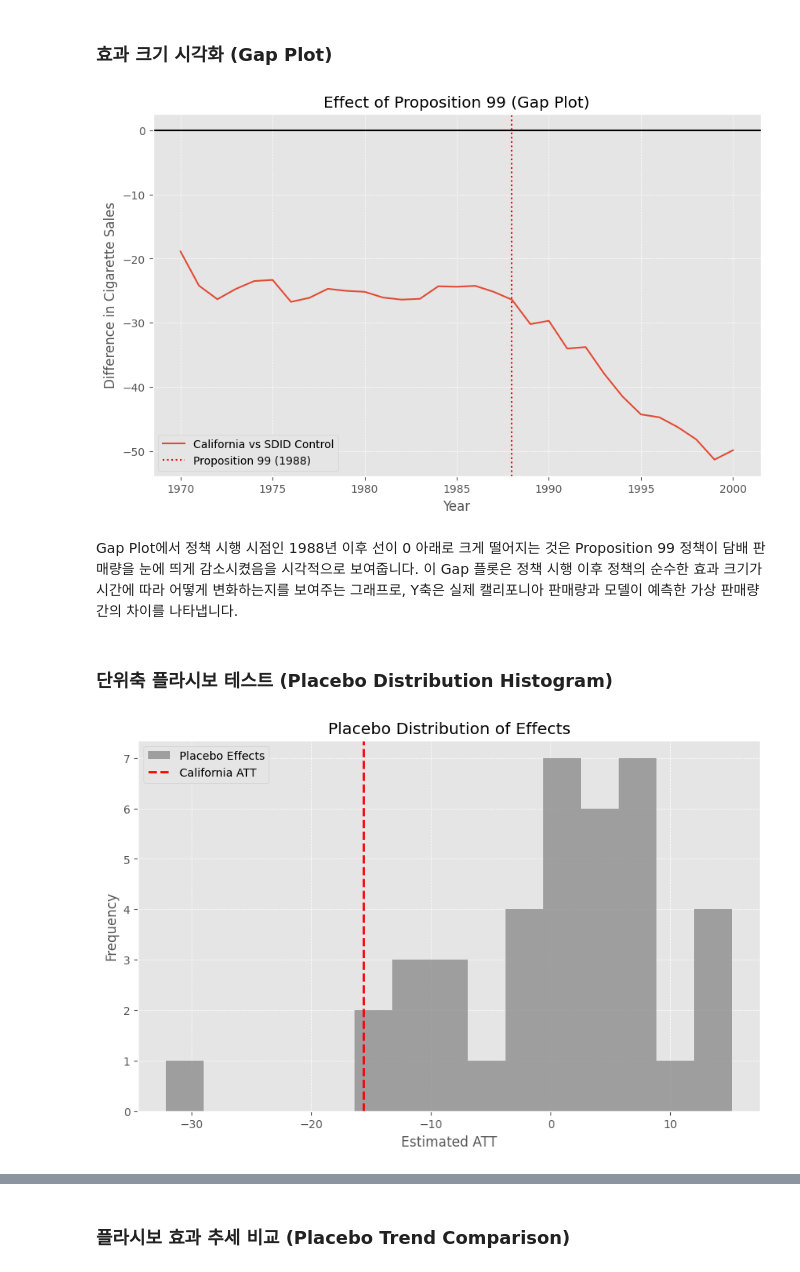
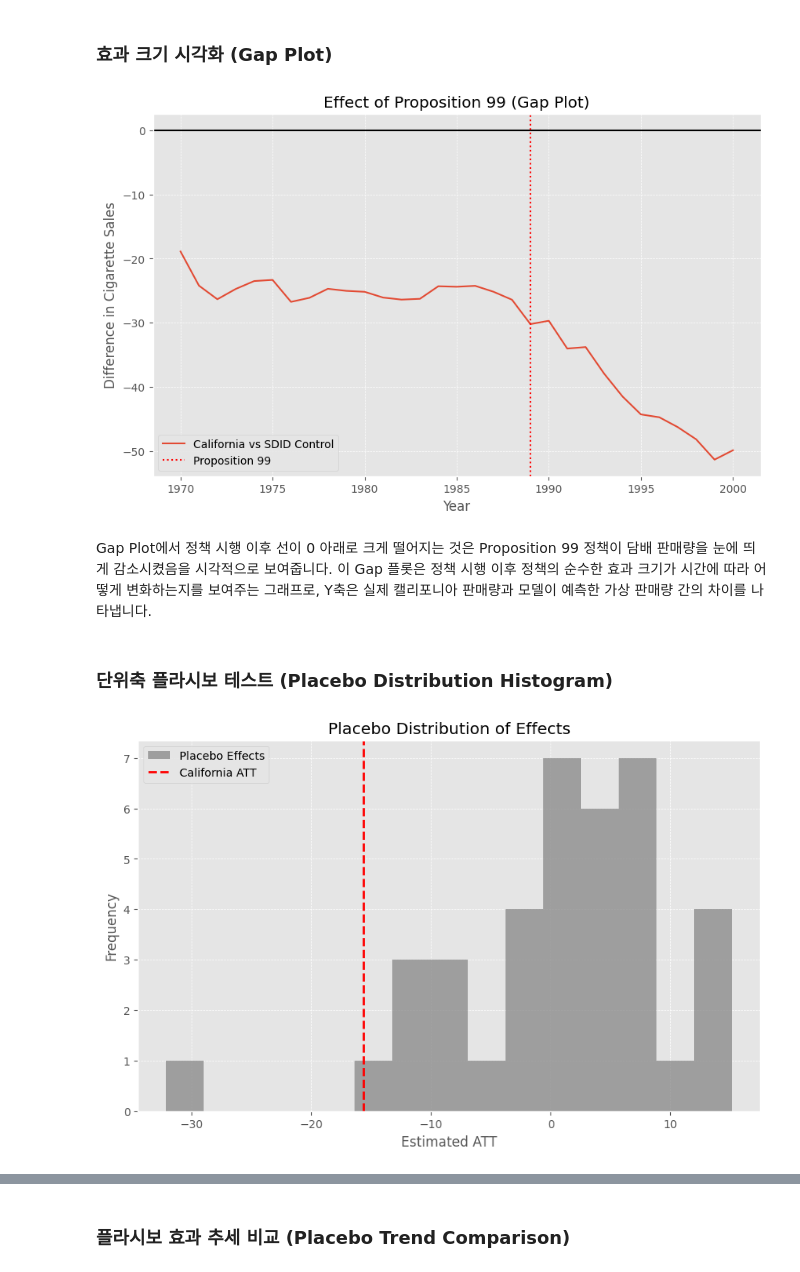
Before and after one commit to CausalInferenceLab/awesome-causal-inference-python, a Jupyter notebook: book/ate/sdid.ipynb, the cells around one changed output, grey strips where cells are left out. Drawn from its saved outputs; the diff is of its cells as text; code cells hidden in the pictures.

```diff
--- a/book/ate/sdid.ipynb
+++ b/book/ate/sdid.ipynb
@@ -261,14 +262,16 @@ print(placebo_summary_did.summary2)
 california_id = df[df['california'] == True]['state'].iloc[0]
 california_actual = df[df['state'] == california_id].set_index('year')['cigsale']
 control_df_wide = df[df['state'] != california_id].pivot(index='year', columns='state', values='cigsale')
-sdid_control = control_df_wide.dot(fit_model.weights['omega'][0])
+omega_series = pd.Series(fit_model.weights['omega'][0], index=control_df_wide.columns)
+sdid_control = control_df_wide.dot(omega_series)
+
 gap = california_actual - sdid_control
 
 # Gap Plot 시각화
 plt.figure(figsize=(10, 6))
 plt.plot(gap.index, gap.values, label='California vs SDID Control')
 plt.axhline(y=0, color='black', linestyle='-')
-plt.axvline(x=1988, color='red', linestyle=':', label='Proposition 99 (1988)')
+plt.axvline(x=1989, color='red', linestyle=':', label='Proposition 99')
 
 plt.title('Effect of Proposition 99 (Gap Plot)')
 plt.ylabel('Difference in Cigarette Sales')
@@ -277,39 +280,40 @@ plt.legend()
 plt.grid(True, which='both', linestyle='--', linewidth=0.5)
 plt.show()
 # %% [output]
-[figure, old version]
+[figure, new version]
 # %% [markdown]
-Gap Plot에서 정책 시행 시점인 1988년 이후 선이 0 아래로 크게 떨어지는 것은 Proposition 99 정책이 담배 판매량을 눈에 띄게 감소시켰음을 시각적으로 보여줍니다. 이 Gap 플롯은 정책 시행 이후 정책의 순수한 효과 크기가 시간에 따라 어떻게 변화하는지를 보여주는 그래프로, Y축은 실제 캘리포니아 판매량과 모델이 예측한 가상 판매량 간의 차이를 나타냅니다.
+Gap Plot에서 정책 시행 이후 선이 0 아래로 크게 떨어지는 것은 Proposition 99 정책이 담배 판매량을 눈에 띄게 감소시켰음을 시각적으로 보여줍니다. 이 Gap 플롯은 정책 시행 이후 정책의 순수한 효과 크기가 시간에 따라 어떻게 변화하는지를 보여주는 그래프로, Y축은 실제 캘리포니아 판매량과 모델이 예측한 가상 판매량 간의 차이를 나타냅니다.
 # %% [markdown]
 ### 단위축 플라시보 테스트 (Placebo Distribution Histogram)
 # %%
 # 플라시보 분포 시각화를 위한 계산
 real_att = fit_model.att
-control_states = df[df['treated'] == 0]['state'].unique()
+control_states = df.loc[df['california'] == False, 'state'].unique()
+
 placebo_atts = []
 
 for state_id in tqdm(control_states):
     df_placebo = df.copy()
     df_placebo['treated_placebo'] = 0
     df_placebo.loc[(df_placebo['state'] == state_id) & (df_placebo['year'] > 1988), 'treated_placebo'] = 1
     try:
         fit_placebo = Synthdid(df_placebo, "state", "year", "treated_placebo", "cigsale").fit()
         placebo_atts.append(fit_placebo.att)
     except Exception as e:
         continue
 
 # 플라시보 분포 시각화
 plt.figure(figsize=(10, 6))
 plt.hist(placebo_atts, bins=15, color='gray', alpha=0.7, label='Placebo Effects')
 
 # 실제 캘리포니아의 효과를 붉은색 수직선으로 표시
 plt.axvline(x=real_att, color='red', linestyle='--', linewidth=2, label='California ATT')
 
 plt.title("Placebo Distribution of Effects")
 plt.xlabel("Estimated ATT")
 plt.ylabel("Frequency")
 plt.legend()
 plt.grid(True, which='both', linestyle='--', linewidth=0.5)
 plt.show()
 # %% [output]
-[figure, old version]
+[figure, new version]
```
Also changed, not shown: parts of 10 cells of this notebook.
